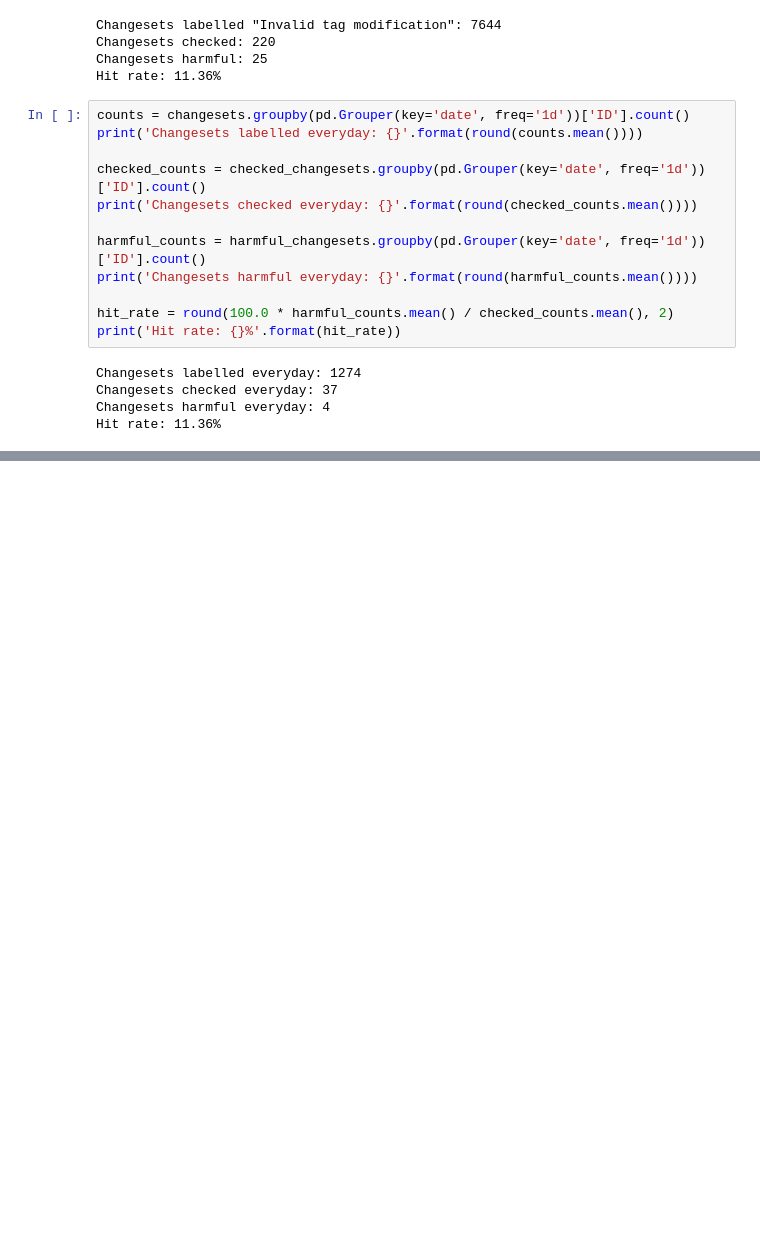
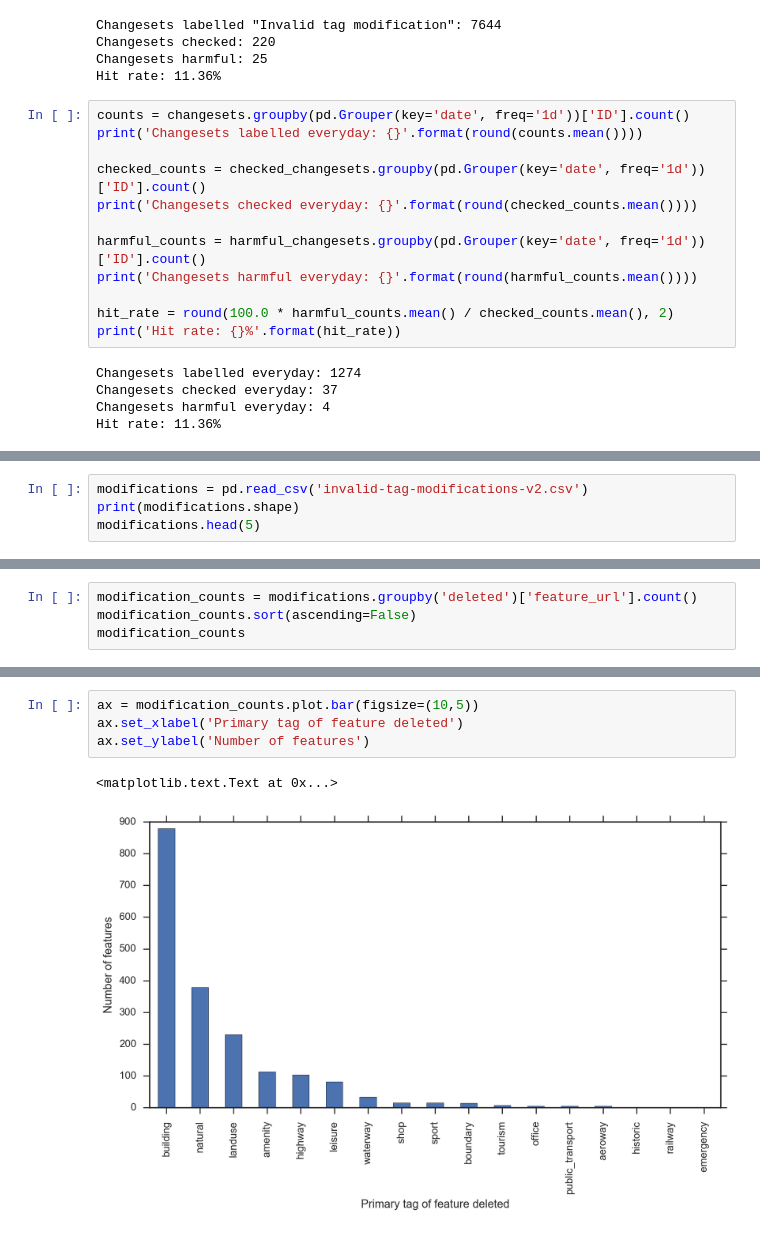
Before and after one commit to mapbox/osm-compare, a Jupyter notebook: analysis/invalid-tag-modification/invalid-tag-modification-v2.ipynb, the cells around one changed output, grey strips where cells are left out. Cells and saved outputs as stored; diff of their text form; blank space fills up the shorter version.

Commit message:
Graph frequency of primary keys deleted

```diff
--- a/analysis/invalid-tag-modification/invalid-tag-modification-v2.ipynb
+++ b/analysis/invalid-tag-modification/invalid-tag-modification-v2.ipynb
@@ -87,0 +88,4 @@ plt.tight_layout()
+# %%
+modifications = pd.read_csv('invalid-tag-modifications-v2.csv')
+print(modifications.shape)
+modifications.head(5)
@@ -87,0 +100,4 @@ plt.tight_layout()
+# %%
+modification_counts = modifications.groupby('deleted')['feature_url'].count()
+modification_counts.sort(ascending=False)
+modification_counts
@@ -87,0 +124,7 @@ plt.tight_layout()
+# %%
+ax = modification_counts.plot.bar(figsize=(10,5))
+ax.set_xlabel('Primary tag of feature deleted')
+ax.set_ylabel('Number of features')
+# %% [output]
+<matplotlib.text.Text at 0x...>
+[figure, added]
```
Also changed, not shown: parts of 4 cells of this notebook.
